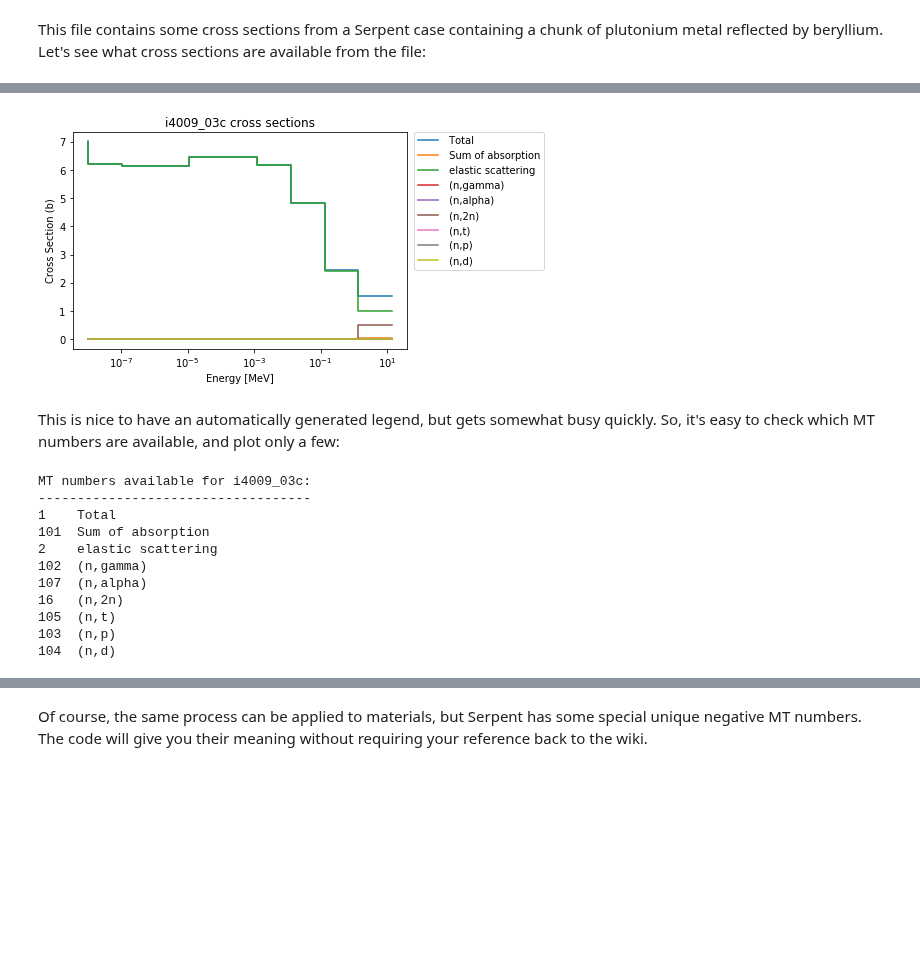
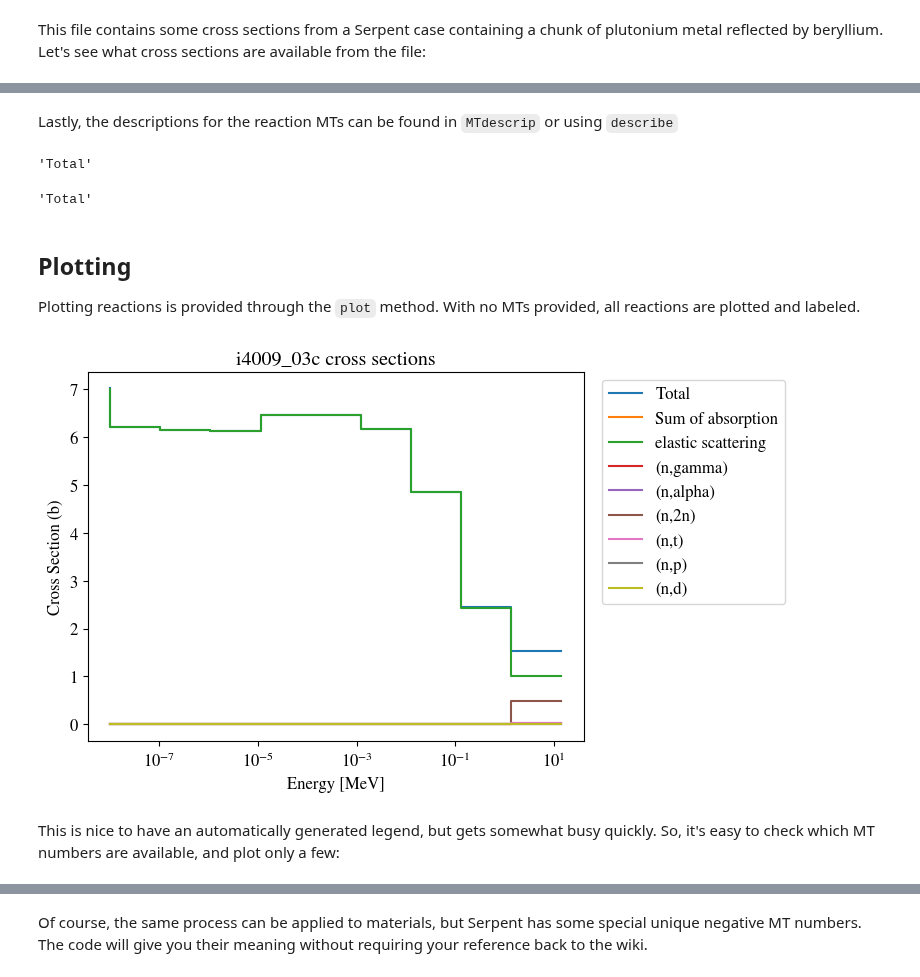
Before and after one commit to CORE-GATECH-GROUP/serpent-tools, a Jupyter notebook: examples/XSPlot.ipynb, the cells around one changed output, grey strips where cells are left out. Saved outputs shown, nothing was run; the diff lists cells and outputs as text; code cells hidden in the pictures; blank space fills up the shorter version.

```diff
--- a/examples/XSPlot.ipynb
+++ b/examples/XSPlot.ipynb
@@ -26,20 +111,21 @@ Plotting the entries is very easy, check this out:
+# %% [markdown]
+Lastly, the descriptions for the reaction MTs can be found in `MTdescrip` or using `describe`
+# %%
+o16.MTdescrip[0]
+# %% [output]
+'Total'
+# %%
+o16.describe(1)
+# %% [output]
+'Total'
+# %% [markdown]
+## Plotting
+Plotting reactions is provided through the `plot` method. With no MTs provided, all reactions are plotted and labeled.
+# %%
+be9 = xsreader["i4009_03c"]
 # %%
-fig = xsreader.xsections['i4009_03c'].plot(legend='right')
+be9.plot(legend='right');
 # %% [output]
-[figure, old version]
+[figure, new version]
 # %% [markdown]
 This is nice to have an automatically generated legend, but gets somewhat busy quickly. So, it's easy to check which MT numbers are available, and plot only a few:
-# %%
-xsreader.xsections['i4009_03c'].showMT()
-# %% [output]
-MT numbers available for i4009_03c:
------------------------------------
-1    Total
-101  Sum of absorption
-2    elastic scattering
-102  (n,gamma)
-107  (n,alpha)
-16   (n,2n)
-105  (n,t)
-103  (n,p)
-104  (n,d)
```
Also changed, not shown: parts of 26 cells of this notebook, 4 other files.
